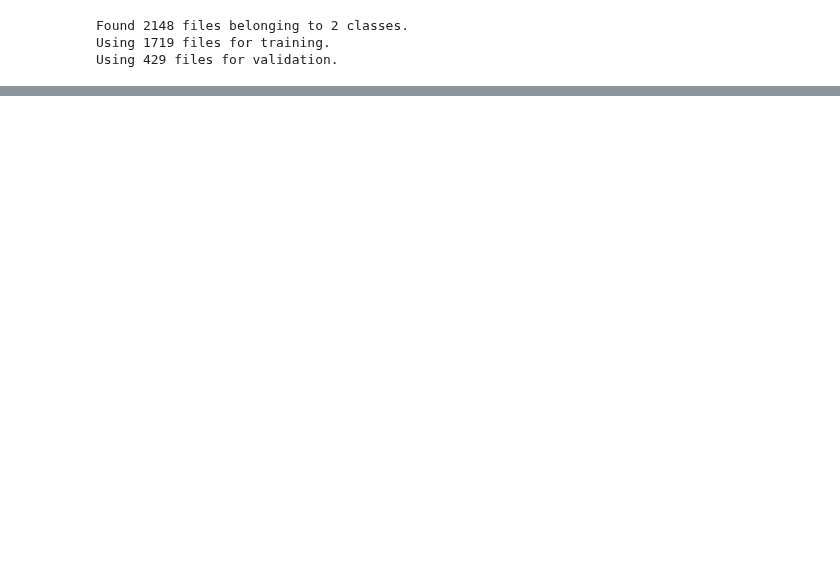
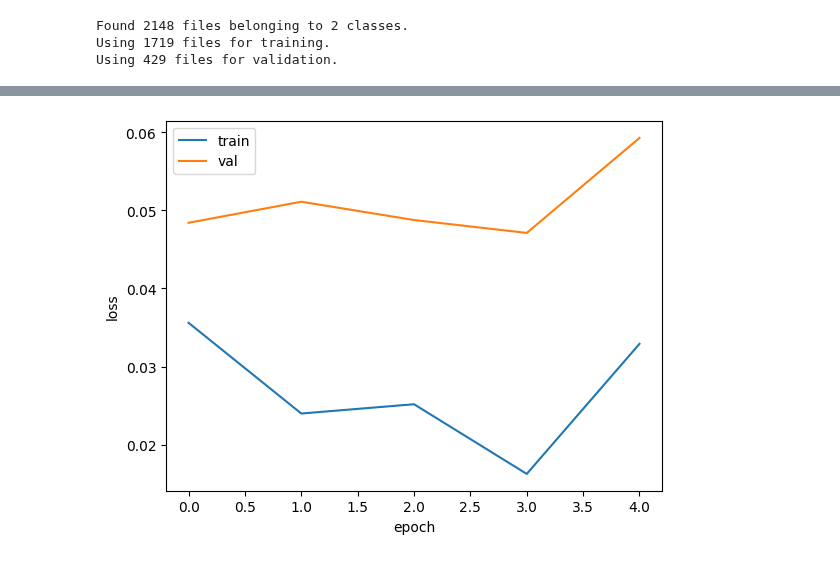
Before and after one commit to yonggyo1125/ai_class_source, a Jupyter notebook: 09 핀테크 머신러닝과 딥러닝 이해/source3/day13/ex02.ipynb, the cells around one changed output, grey strips where cells are left out. Saved outputs shown, nothing was run; the diff lists cells and outputs as text; code cells hidden in the pictures; blank space fills up the shorter version.

```diff
--- a/09 핀테크 머신러닝과 딥러닝 이해/source3/day13/ex02.ipynb
+++ b/09 핀테크 머신러닝과 딥러닝 이해/source3/day13/ex02.ipynb
@@ -30,5 +30,5 @@ model.compile(optimizer=adam, loss='binary_crossentropy', metrics=['accuracy'])
 checkpoint_cb = keras.callbacks.ModelCheckpoint('best-model.keras', save_best_only=True)
 early_stopping_cb = keras.callbacks.EarlyStopping(patience=5, restore_best_weights=True)
 
-hist = model.fit(train_ds, epochs=20, validation_data=val_ds, callbacks=[checkpoint_cb, early_stopping_cb])
+hist = model.fit(train_ds, epochs=5, validation_data=val_ds, callbacks=[checkpoint_cb, early_stopping_cb])
 # %% [output]
@@ -42,0 +45,10 @@ Epoch 4/20
+# %%
+!pip install matplotlib
+import matplotlib.pyplot as plt
+plt.plot(hist.history['loss'], label='train')
+plt.plot(hist.history['val_loss'], label='val')
+plt.xlabel('epoch')
+plt.ylabel('loss')
+plt.legend()
+plt.show()
+# %% [output]
@@ -42,0 +72 @@ Epoch 4/20
+[figure, added]
```
Also changed, not shown: parts of 7 cells of this notebook, 4 other files.
